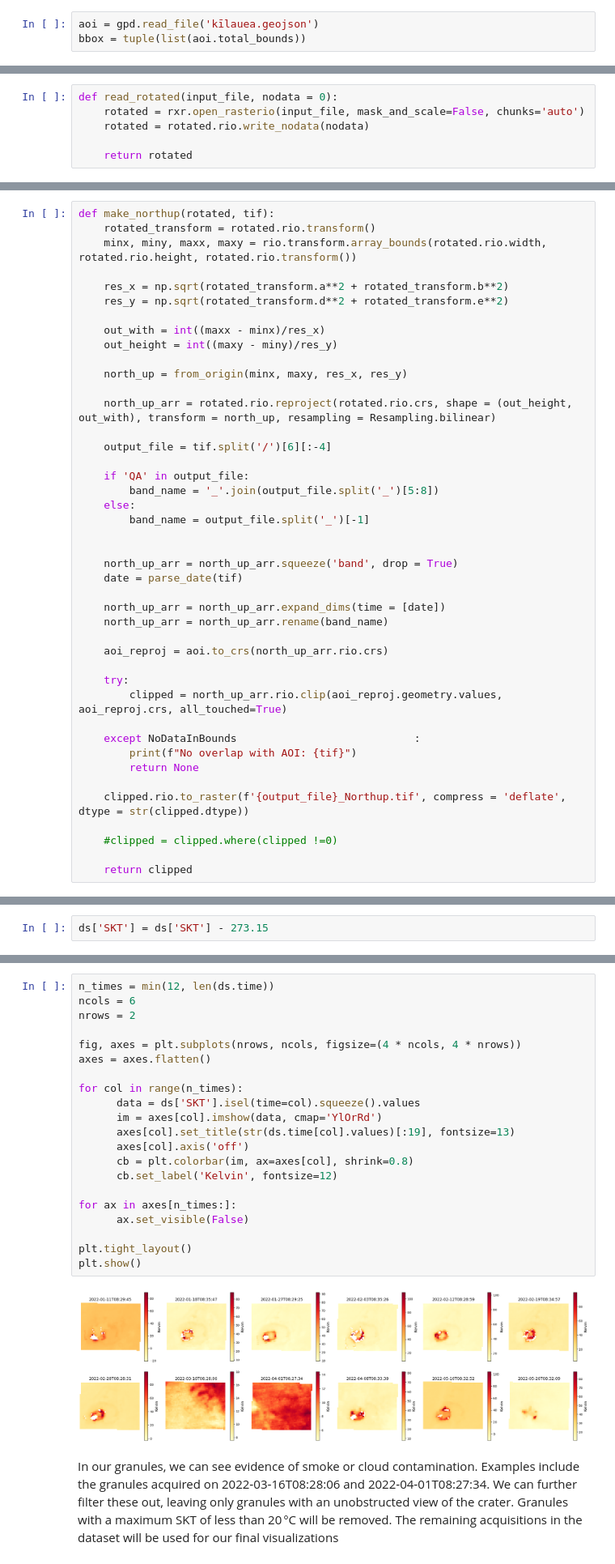
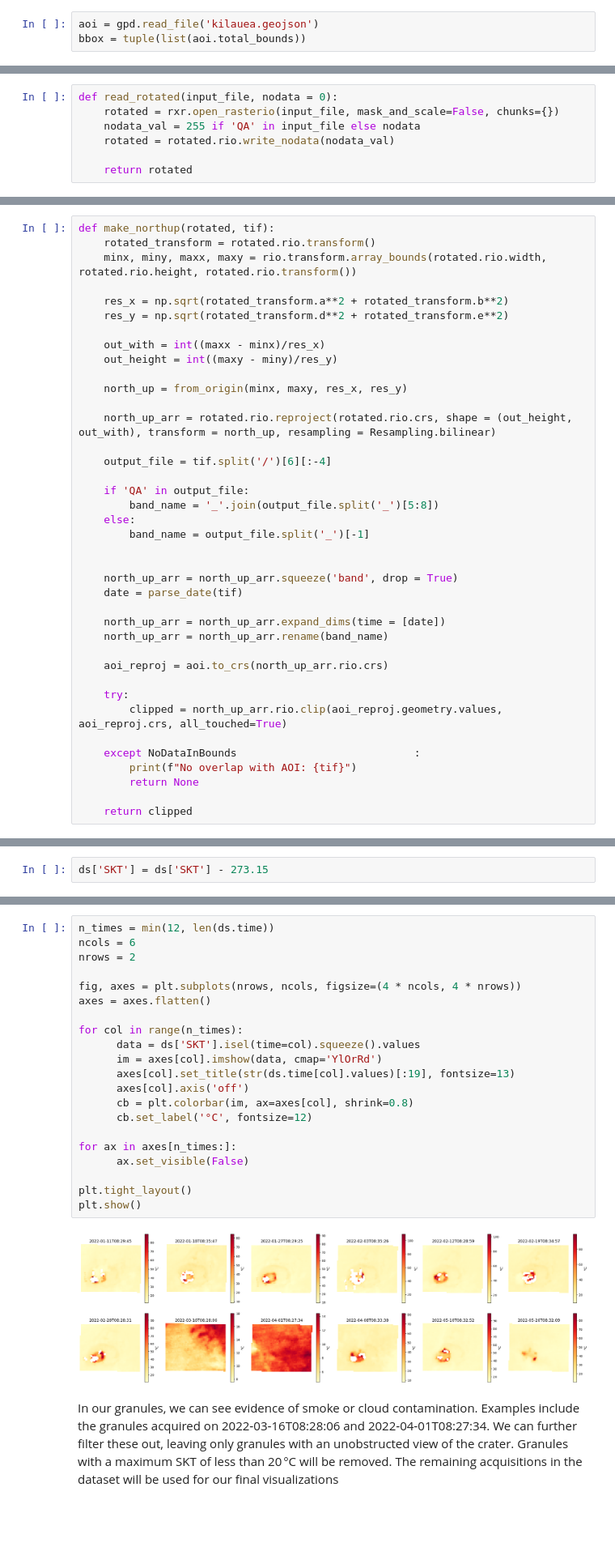
Before and after one commit to nasa/ASTER-Data-Resources, a Jupyter notebook: python/tutorials/Exploring_AST_08_Surface_Kinetic_Temperature.ipynb, the cells around one changed output, grey strips where cells are left out. Shown at 81% size. Cells and saved outputs as stored; diff of their text form; blank space fills up the shorter version.

```diff
--- a/python/tutorials/Exploring_AST_08_Surface_Kinetic_Temperature.ipynb
+++ b/python/tutorials/Exploring_AST_08_Surface_Kinetic_Temperature.ipynb
@@ -116,7 +116,7 @@ To find ASTER 08 Surface Kinetic Temperature data, we will use the `earthaccess`
 ### 2.1 Define Our Query Parameters
 Here, we will read our GeoJSON file using GeoPandas. We will use the `total_bounds` property to get the bounding box of our ROI, and add that to a Python tuple, which is the `earthaccess.search_data` function's expected data type for the bounding_box parameter.
 # %%
-aoi = gpd.read_file('kīlauea.geojson')
+aoi = gpd.read_file('kilauea.geojson')
 bbox = tuple(list(aoi.total_bounds))
 # %% [markdown]
 We can also search for data within a specific time period. In this example, we search from January 1, 2022, to December 31, 2025.
@@ -202,7 +202,8 @@ This function will allow us to read in the ASTER_08 Surface Kinetic Temperature
 # %%
 def read_rotated(input_file, nodata = 0):
-    rotated = rxr.open_rasterio(input_file, mask_and_scale=False, chunks='auto')
-    rotated = rotated.rio.write_nodata(nodata)
+    rotated = rxr.open_rasterio(input_file, mask_and_scale=False, chunks={})
+    nodata_val = 255 if 'QA' in input_file else nodata
+    rotated = rotated.rio.write_nodata(nodata_val)
 
     return rotated
 # %% [markdown]
@@ -245,10 +246,6 @@ def make_northup(rotated, tif):
         print(f"No overlap with AOI: {tif}")
         return None
 
-    clipped.rio.to_raster(f'{output_file}_Northup.tif', compress = 'deflate', dtype = str(clipped.dtype))
-
-    #clipped = clipped.where(clipped !=0)
-
     return clipped
 # %% [markdown]
 Now we will setup our `Dask` Client. Once the client is setup a link will be provided that we can use the to visualize the workers processing the ASTER 08 Data.
@@ -391,26 +387,26 @@ Finally, we can create a simple visualization to examin the first 12 acquisitons
 # %%
 n_times = min(12, len(ds.time))
 ncols = 6
 nrows = 2
 
 fig, axes = plt.subplots(nrows, ncols, figsize=(4 * ncols, 4 * nrows))
 axes = axes.flatten()
 
 for col in range(n_times):
       data = ds['SKT'].isel(time=col).squeeze().values
       im = axes[col].imshow(data, cmap='YlOrRd')
       axes[col].set_title(str(ds.time[col].values)[:19], fontsize=13)
       axes[col].axis('off')
       cb = plt.colorbar(im, ax=axes[col], shrink=0.8)
-      cb.set_label('Kelvin', fontsize=12)
+      cb.set_label('°C', fontsize=12)
 
 for ax in axes[n_times:]:
       ax.set_visible(False)
 
 plt.tight_layout()
 plt.show()
 # %% [output]
-[figure, old version]
+[figure, new version]
 # %% [markdown]
 In our granules, we can see evidence of smoke or cloud contamination. Examples include the granules acquired on 2022‑03‑16T08:28:06 and 2022‑04‑01T08:27:34. We can further filter these out, leaving only granules with an unobstructed view of the crater. Granules with a maximum SKT of less than 20 °C will be removed. The remaining acquisitions in the dataset will be used for our final visualizations
 # %%
```
Also changed, not shown: parts of 17 cells of this notebook.
